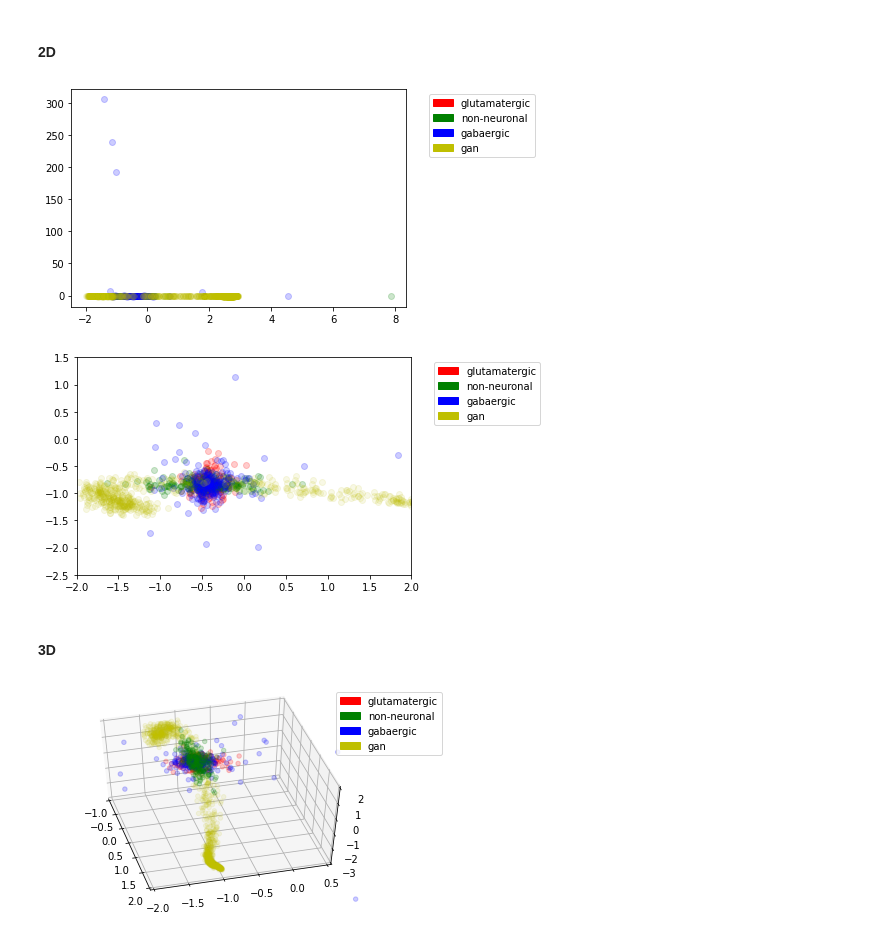
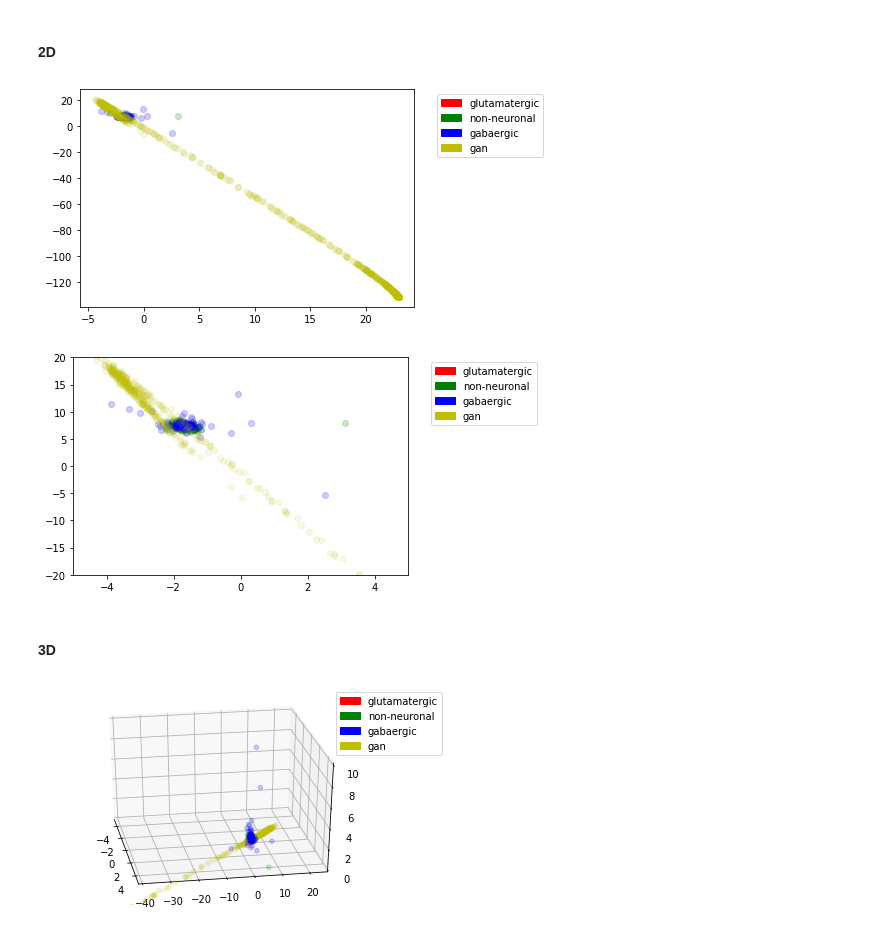
Before and after one commit to MutianWang/novel-cell, a Jupyter notebook: human/gan.ipynb, the cells around one changed output. Drawn from its saved outputs; the diff is of its cells as text; code cells hidden in the pictures.

```diff
--- a/human/gan.ipynb
+++ b/human/gan.ipynb
@@ -348,9 +352,10 @@ print(res)
 #### 2D
 # %%
 exp_pca = np.concatenate([np.load(path+'exp_train_pca.npy'),
-                          np.load(path+'exp_test_pca.npy')], axis=0)
+                          np.load(path+'exp_test_pca.npy'),
+                          exp_gen], axis=0)
 # %%
-pipe2 = Pipeline([('scaler', StandardScaler()), ('pca', PCA(n_components=2))])
+pipe2 = Pipeline([('scaler1', StandardScaler()), ('pca', PCA(n_components=2))])
 # %%
 exp_pca = pipe2.fit_transform(exp_pca)
 # %%
@@ -365,7 +370,7 @@ plt.scatter(x, y, c='g', alpha=0.2)
 x, y = list(zip(*exp_pca[7000:7200]))
 plt.scatter(x, y, c='b', alpha=0.2)
 # yellow: gan
-x, y = list(zip(*pipe2.transform(exp_gen)))
+x, y = list(zip(*exp_pca[-1000:]))
 plt.scatter(x, y, c='y', alpha=0.1);
 
 patch1 = mpatches.Patch(color='r', label='glutamatergic');
@@ -376,32 +381,32 @@ plt.legend(handles=[patch1, patch2, patch3, patch4],
            loc='upper right', bbox_to_anchor=(1.4, 1));
 plt.show()
 # %% [output]
-[figure, old version]
+[figure, new version]
 # %%
 # red: glutamatergic
 x, y = list(zip(*exp_pca[3000:3200]))
 plt.scatter(x, y, c='r', alpha=0.2);
 # green: non-neuronal
 x, y = list(zip(*exp_pca[4700:4900]))
 plt.scatter(x, y, c='g', alpha=0.2);
 # blue: gabaergic
 x, y = list(zip(*exp_pca[7000:7200]))
 plt.scatter(x, y, c='b', alpha=0.2);
 # yellow: gan
-x, y = list(zip(*pipe2.transform(exp_gen)))
+x, y = list(zip(*exp_pca[-1000:]))
 plt.scatter(x, y, c='y', alpha=0.1);
 
-plt.xlim(-2, 2);
-plt.ylim(-2.5, 1.5);
+plt.xlim(-5, 5);
+plt.ylim(-20, 20);
 patch1 = mpatches.Patch(color='r', label='glutamatergic');
 patch2 = mpatches.Patch(color='g', label='non-neuronal');
 patch3 = mpatches.Patch(color='b', label='gabaergic');
 patch4 = mpatches.Patch(color='y', label='gan');
 plt.legend(handles=[patch1, patch2, patch3, patch4],
            loc='upper right', bbox_to_anchor=(1.4, 1));
 plt.show()
 # %% [output]
-[figure, old version]
+[figure, new version]
 # %% [markdown]
 #### 3D
 # %%
@@ -424,13 +430,13 @@ ax.scatter3D(x, y, z, c='g', alpha=0.2);
 x, y, z = list(zip(*exp_pca[7000:7200]))
 ax.scatter3D(x, y, z, c='b', alpha=0.2);
 # yellow: gan
-x, y, z = list(zip(*pipe3.transform(exp_gen)))
+x, y, z = list(zip(*exp_pca[-1000:]))
 ax.scatter3D(x, y, z, c='y', alpha=0.1);
 
-ax.set_xlim(-1,2.0);
-ax.set_ylim(-2,0.5);
-ax.set_zlim(-3,2);
-ax.view_init(50, -15);
+ax.set_xlim(-5, 5);
+ax.set_ylim(-40, 25);
+ax.set_zlim(0,10);
+ax.view_init(30, -10);
 
 patch1 = mpatches.Patch(color='r', label='glutamatergic');
 patch2 = mpatches.Patch(color='g', label='non-neuronal');
@@ -440,4 +446,4 @@ plt.legend(handles=[patch1, patch2, patch3, patch4],
            loc='upper right', bbox_to_anchor=(1.2, 1));
 plt.show();
 # %% [output]
-[figure, old version]
+[figure, new version]
```
Also changed, not shown: parts of 12 cells of this notebook.
